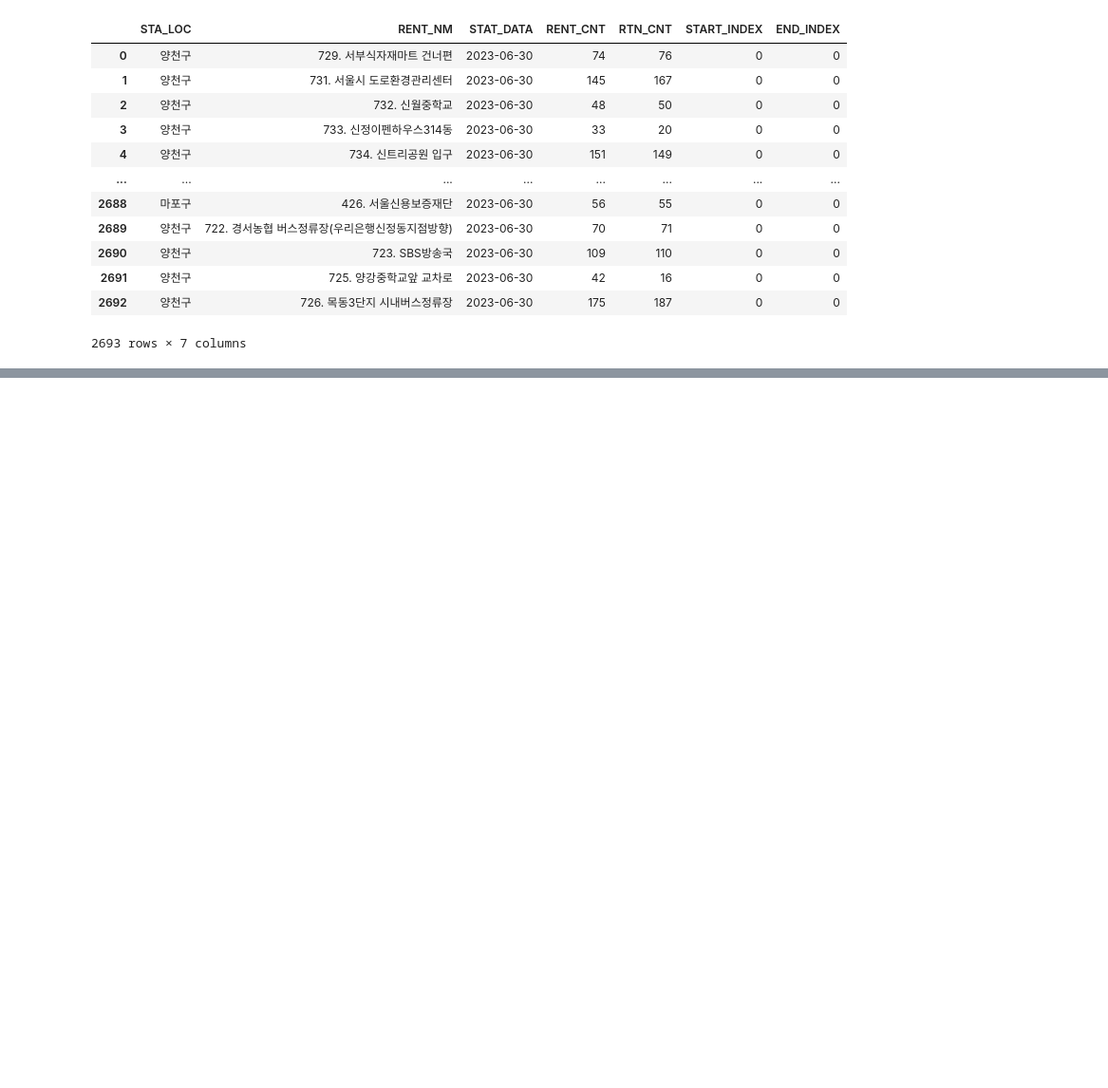
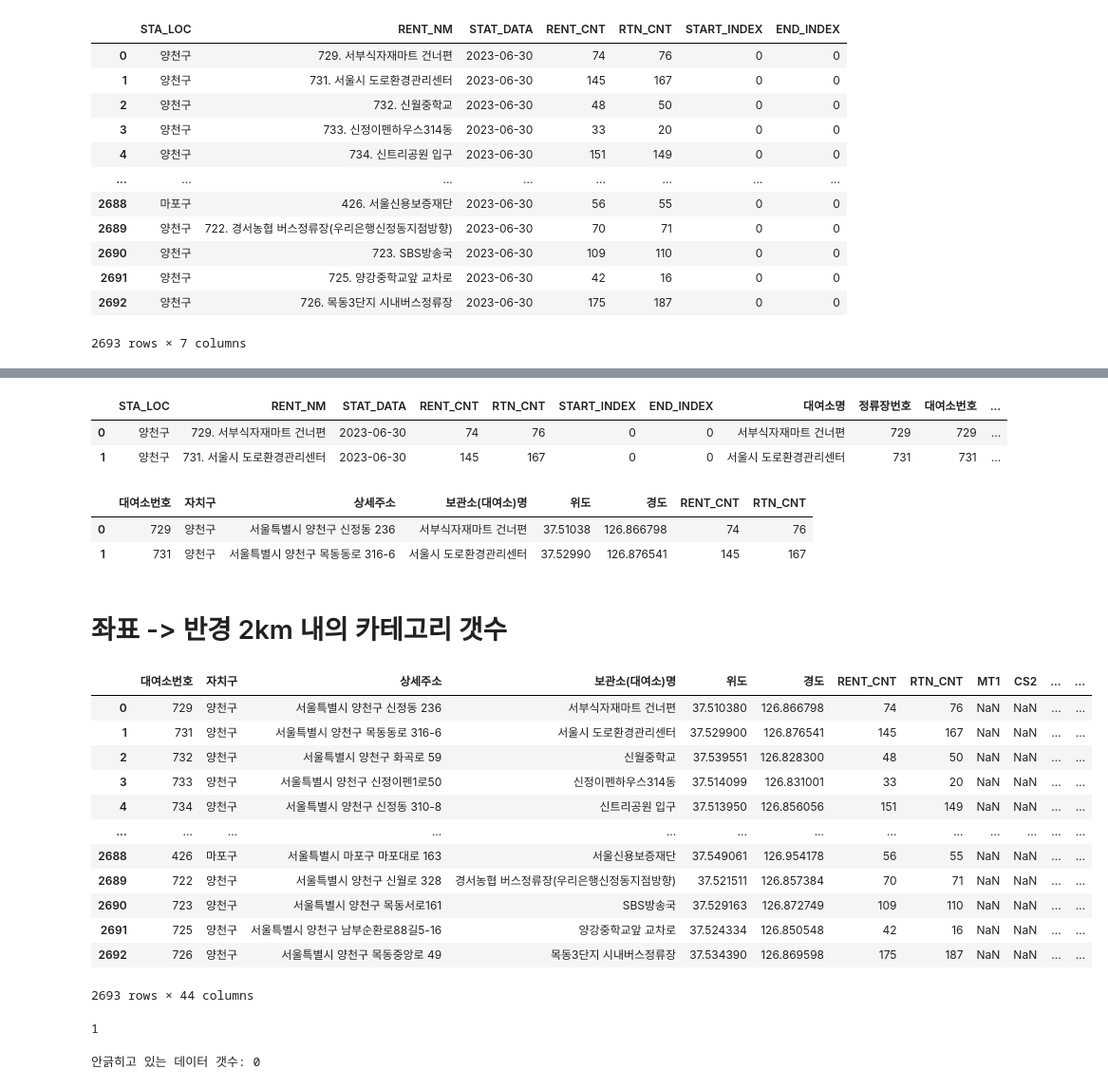
Before and after one commit to LGHelloVisionProj/Data_Visualization, a Jupyter notebook: 천안시_CodeDir/서울시따릉이데이터api호출.ipynb, the cells around one changed output, grey strips where cells are left out. Shown at 95% size. Saved outputs shown, nothing was run; the diff lists cells and outputs as text; code cells hidden in the pictures; blank space fills up the shorter version.

```diff
--- a/천안시_CodeDir/서울시따릉이데이터api호출.ipynb
+++ b/천안시_CodeDir/서울시따릉이데이터api호출.ipynb
@@ -115,0 +101,5 @@ Name: STA_LOC, dtype: int64
+# %%
+# df['장소명'] = df['RENT_NM'].apply(lambda elm : ' '.join(elm.split(' ')[1:]))
+df['대여소명'] = df['RENT_NM'].apply(lambda elm : elm.split('.')[1:][0].strip(' '))
+df['정류장번호'] = df['RENT_NM'].apply(lambda elm : int(elm.split('.')[0].strip(' ')))
+df.head(2)
@@ -115,0 +110,3 @@ Name: STA_LOC, dtype: int64
+# %%
+station_location = pd.read_csv('/Users/iseunghyeon/Desktop/프로젝트/data/서울시따릉이자전거/따릉이대여소정보.csv')
+station_location.head(2)
@@ -115,0 +117,2 @@ Name: STA_LOC, dtype: int64
+# %%
+bike_station_location = pd.merge(df,station_location,left_on='정류장번호',right_on='대여소번호',how='left')
@@ -115,0 +133,69 @@ Name: STA_LOC, dtype: int64
+# %%
+bike_station_location.head(2)
+# %% [output]
+|  | STA_LOC | RENT_NM | STAT_DATA | RENT_CNT | RTN_CNT | START_INDEX | END_INDEX | 대여소명 | 정류장번호 | 대여소번호 | ... |
+| 0 | 양천구 | 729. 서부식자재마트 건너편 | 2023-06-30 | 74 | 76 | 0 | 0 | 서부식자재마트 건너편 | 729 | 729 | ... |
+| 1 | 양천구 | 731. 서울시 도로환경관리센터 | 2023-06-30 | 145 | 167 | 0 | 0 | 서울시 도로환경관리센터 | 731 | 731 | ... |
+# %%
+bike_station_location_cp = bike_station_location[['대여소번호','자치구','상세주소','보관소(대여소)명','위도','경도','RENT_CNT','RTN_CNT']]
+bike_station_location_cp.head(2)
+# %% [output]
+|  | 대여소번호 | 자치구 | 상세주소 | 보관소(대여소)명 | 위도 | 경도 | RENT_CNT | RTN_CNT |
+| 0 | 729 | 양천구 | 서울특별시 양천구 신정동 236 | 서부식자재마트 건너편 | 37.51038 | 126.866798 | 74 | 76 |
+| 1 | 731 | 양천구 | 서울특별시 양천구 목동동로 316-6 | 서울시 도로환경관리센터 | 37.52990 | 126.876541 | 145 | 167 |
+# %% [markdown]
+# 좌표 -> 반경 2km 내의 카테고리 갯수
+# %%
+CateGroupCode = ['MT1','CS2','PS3','SC4','AC5','PK6','OL7','SW8','BK9','CT1','AG2','PO3','AT4','AD5','FD6','CE7','HP8','PM9']
+code_df = pd.DataFrame(columns=CateGroupCode)
+bike_station_location_cp = pd.concat([bike_station_location_cp,code_df],axis=1)
+bike_station_location_cp
+# %% [output]
+|  | 대여소번호 | 자치구 | 상세주소 | 보관소(대여소)명 | 위도 | 경도 | RENT_CNT | RTN_CNT | MT1 | CS2 | ... | ... |
+| 0 | 729 | 양천구 | 서울특별시 양천구 신정동 236 | 서부식자재마트 건너편 | 37.510380 | 126.866798 | 74 | 76 | NaN | NaN | ... | ... |
+| 1 | 731 | 양천구 | 서울특별시 양천구 목동동로 316-6 | 서울시 도로환경관리센터 | 37.529900 | 126.876541 | 145 | 167 | NaN | NaN | ... | ... |
+| 2 | 732 | 양천구 | 서울특별시 양천구 화곡로 59 | 신월중학교 | 37.539551 | 126.828300 | 48 | 50 | NaN | NaN | ... | ... |
+| 3 | 733 | 양천구 | 서울특별시 양천구 신정이펜1로50 | 신정이펜하우스314동 | 37.514099 | 126.831001 | 33 | 20 | NaN | NaN | ... | ... |
+| 4 | 734 | 양천구 | 서울특별시 양천구 신정동 310-8 | 신트리공원 입구 | 37.513950 | 126.856056 | 151 | 149 | NaN | NaN | ... | ... |
+| ... | ... | ... | ... | ... | ... | ... | ... | ... | ... | ... | ... | ... |
+| 2688 | 426 | 마포구 | 서울특별시 마포구 마포대로 163 | 서울신용보증재단 | 37.549061 | 126.954178 | 56 | 55 | NaN | NaN | ... | ... |
+| 2689 | 722 | 양천구 | 서울특별시 양천구 신월로 328 | 경서농협 버스정류장(우리은행신정동지점방향) | 37.521511 | 126.857384 | 70 | 71 | NaN | NaN | ... | ... |
+| 2690 | 723 | 양천구 | 서울특별시 양천구 목동서로161 | SBS방송국 | 37.529163 | 126.872749 | 109 | 110 | NaN | NaN | ... | ... |
+| 2691 | 725 | 양천구 | 서울특별시 양천구 남부순환로88길5-16 | 양강중학교앞 교차로 | 37.524334 | 126.850548 | 42 | 16 | NaN | NaN | ... | ... |
+| 2692 | 726 | 양천구 | 서울특별시 양천구 목동중앙로 49 | 목동3단지 시내버스정류장 | 37.534390 | 126.869598 | 175 | 187 | NaN | NaN | ... | ... |
+2693 rows × 44 columns
+# %%
+
+apiKey = '1d49e941371e685a965fba06520cda68'
+cnt=0
+# 적용할 데이터프레임
+# bus_code_df = 데이터프레임.copy()
+
+run_df = bike_station_location_cp.copy()
+
+# run_df = run_df.head()
+
+headers = {'Authorization': 'KakaoAK {}'.format(apiKey) }
+for code in tqdm(CateGroupCode):
+  for idx in tqdm(range(len(run_df))):
+    x = run_df.at[idx,'경도']
+    y = run_df.at[idx,'위도']
+    try:
+      searching ='category_group_code={code}&x={x}&y={y}&radius={radius}'.format(code=code,x=str(x),y=str(y),radius=1000)
+      url='https://dapi.kakao.com/v2/local/search/category.json?{}'.format(searching)
+      data=requests.post(url,headers=headers)
+      result = json.loads(data.text)
+      # print(result)
+
+      run_df.at[idx,code] = result.get('meta').get('total_count')
+
+
+    except:
+      cnt+1
+      if cnt%50 ==0:
+        print('안긁히고 있는 데이터 갯수:',cnt)
+      pass
+  print(code,'코드 완료')
+# %% [output]
+1
+안긁히고 있는 데이터 갯수: 0
```
Also changed, not shown: parts of 15 cells of this notebook, 2 other files.
